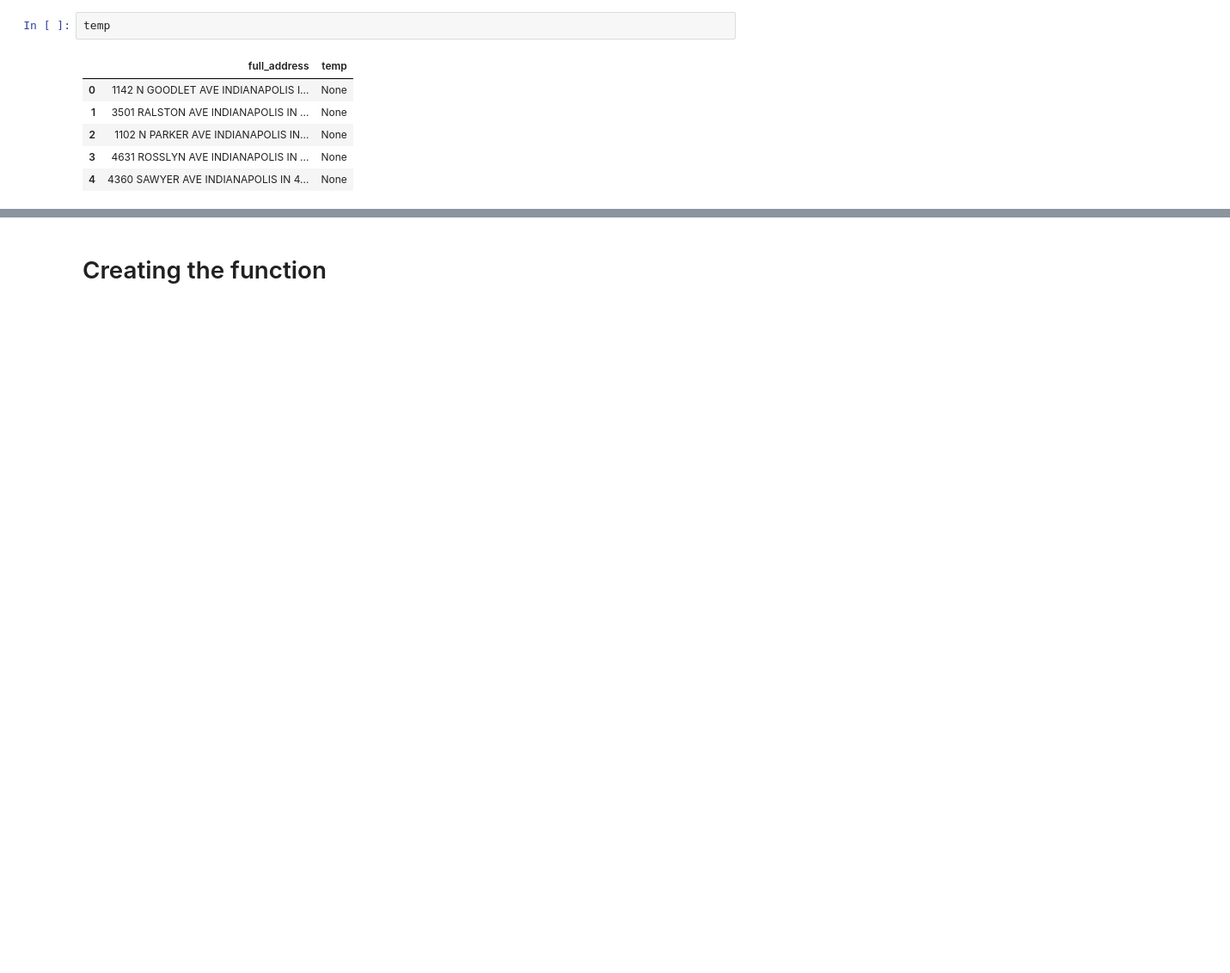
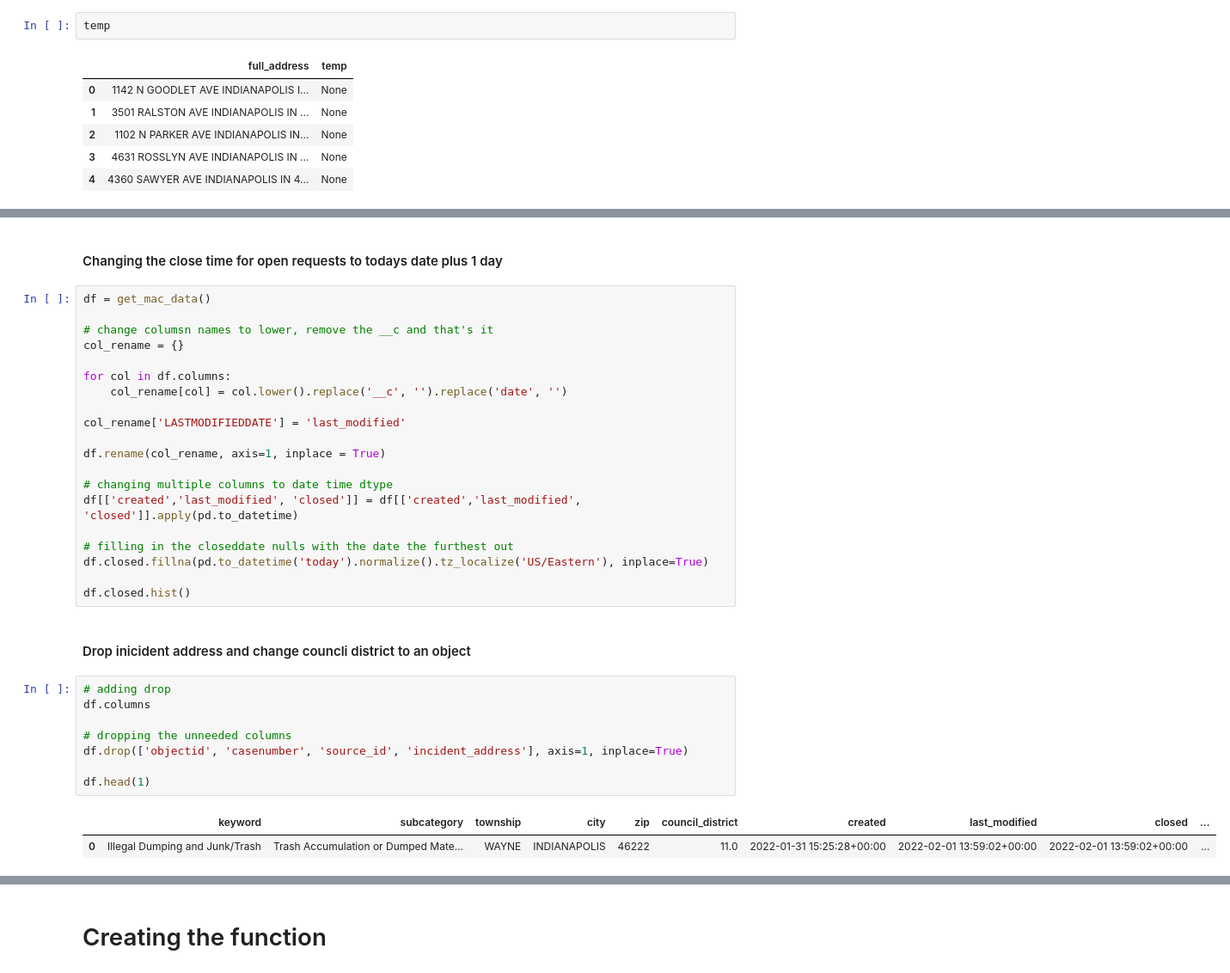
Before and after one commit to aaron-mv-moore/indy-action-time, a Jupyter notebook: work-notebooks/00_working_prepare_mac.ipynb, the cells around one changed output, grey strips where cells are left out. Shown at 86% size. Drawn from its saved outputs; the diff is of its cells as text; blank space fills up the shorter version.

```diff
--- a/work-notebooks/00_working_prepare_mac.ipynb
+++ b/work-notebooks/00_working_prepare_mac.ipynb
@@ -301,0 +313,35 @@ temp
+# %% [markdown]
+#### Changing the close time for open requests to todays date plus 1 day
+# %%
+df = get_mac_data()
+
+# change columsn names to lower, remove the __c and that's it
+col_rename = {}
+
+for col in df.columns:
+    col_rename[col] = col.lower().replace('__c', '').replace('date', '')
+
+col_rename['LASTMODIFIEDDATE'] = 'last_modified'
+
+df.rename(col_rename, axis=1, inplace = True)
+
+# changing multiple columns to date time dtype
+df[['created','last_modified', 'closed']] = df[['created','last_modified', 'closed']].apply(pd.to_datetime)
+
+# filling in the closeddate nulls with the date the furthest out
+df.closed.fillna(pd.to_datetime('today').normalize().tz_localize('US/Eastern'), inplace=True)
+
+df.closed.hist()
+# %% [markdown]
+#### Drop inicident address and change councli district to an object
+# %%
+# adding drop
+df.columns
+
+# dropping the unneeded columns
+df.drop(['objectid', 'casenumber', 'source_id', 'incident_address'], axis=1, inplace=True)
+
+df.head(1)
+# %% [output]
+|  | keyword | subcategory | township | city | zip | council_district | created | last_modified | closed | ... |
+| 0 | Illegal Dumping and Junk/Trash | Trash Accumulation or Dumped Mate... | WAYNE | INDIANAPOLIS | 46222 | 11.0 | 2022-01-31 15:25:28+00:00 | 2022-02-01 13:59:02+00:00 | 2022-02-01 13:59:02+00:00 | ... |
```
Also changed, not shown: parts of 23 cells of this notebook.
